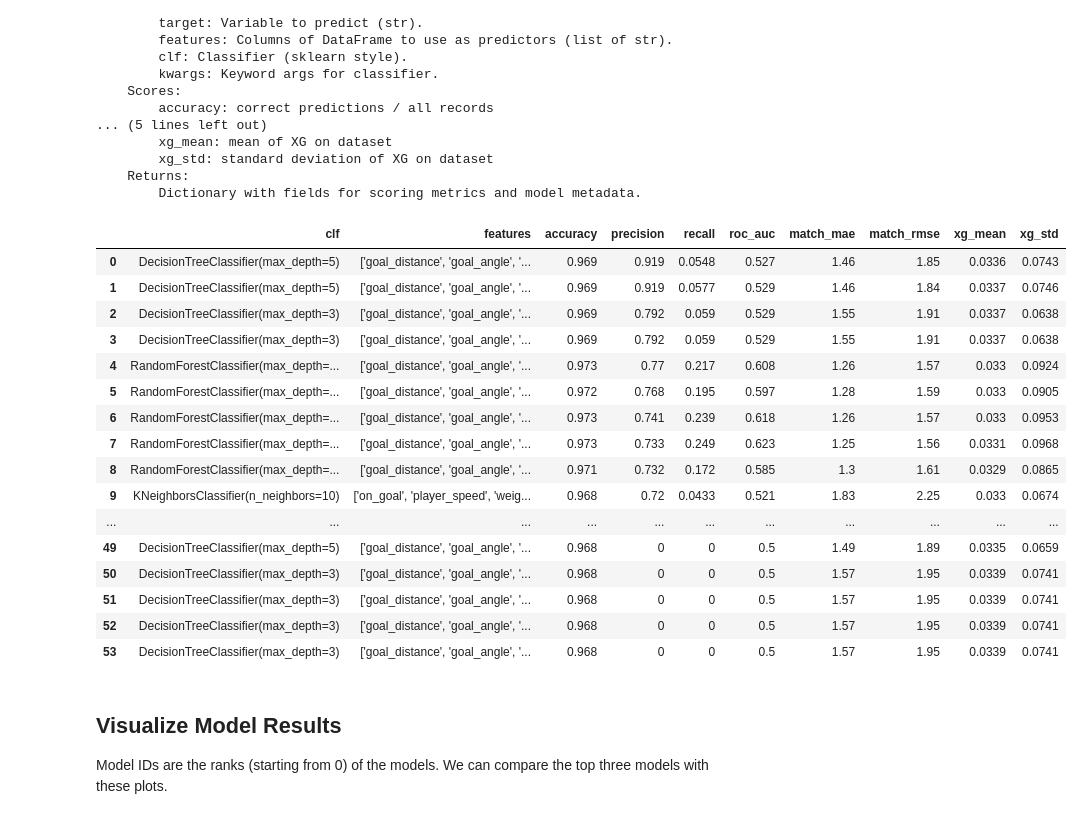
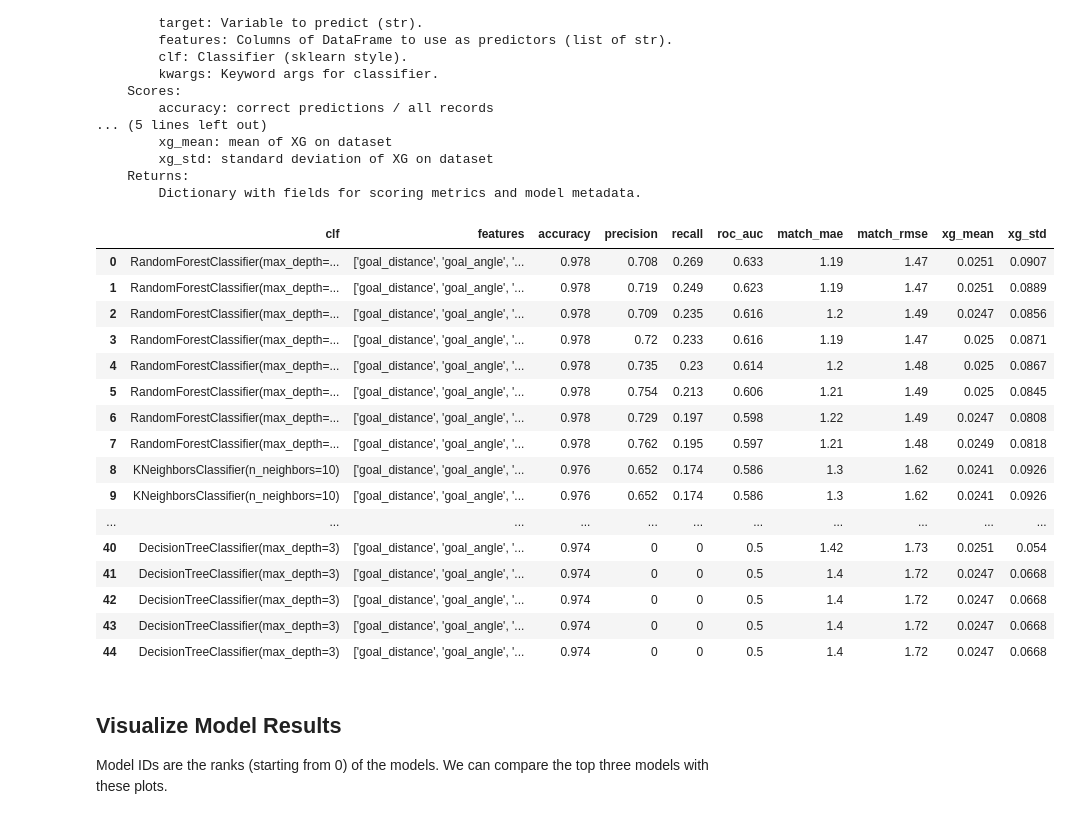
Before and after one commit to vingkan/haxml, a Jupyter notebook: notebooks/compare_models-lynn.ipynb, the cells around one changed output. Cells and saved outputs as stored; diff of their text form; code cells hidden in the pictures.

Commit message:
Updated stadium models

```diff
--- a/notebooks/compare_models-lynn.ipynb
+++ b/notebooks/compare_models-lynn.ipynb
@@ -331,7 +331,7 @@ def generate_rows_compare(match, stadium):
             "weighted_def_dist": weighted_def_dist,
             "closest_def": closest_def,
             "is_nafl_3v3_4v4": (1 if stadium == "NAFL Official Map v1" else 0),
-            "is_nafl_1v1_2v2": (1 if stadium == "NAFL 1v1/2v2 Map v1" else 0),
+            #"is_nafl_1v1_2v2": (1 if stadium == "NAFL 1v1/2v2 Map v1" else 0),
         }
 
         yield row
@@ -369,7 +369,7 @@ feature_sets = [
 model_params = [
     #(LogisticRegression, {"random_state": 0}),
     #(LogisticRegression, {"random_state": 0, "penalty":'l1', "solver":'liblinear'}), #added solver b/c lbfgs supports only 'l2' or 'none'
-    (LogisticRegression, {"random_state": 0, "penalty":'none'}),
+    #(LogisticRegression, {"random_state": 0, "penalty":'none'}),
     (DecisionTreeClassifier, {"max_depth": 3}),
     (DecisionTreeClassifier, {"max_depth": 5}),
     (KNeighborsClassifier, {"n_neighbors": 10}),
@@ -437,30 +419,30 @@ style_config = {
 }
 # %%
 df_ranked = df_scored \
-    .sort_values(by=["precision","recall"], ascending=[False, False]) \
+    .sort_values(by=["recall","precision"], ascending=[False, False]) \
     .reset_index()
 df_ranked \
     [["clf", "features"] + list(style_config.keys())] \
     .style.apply(style_columns(style_config)) \
     .set_precision(3)
 # %% [output]
 |  | clf | features | accuracy | precision | recall | roc_auc | match_mae | match_rmse | xg_mean | xg_std |
-| 0 | DecisionTreeClassifier(max_depth=5) | ['goal_distance', 'goal_angle', '... | 0.969 | 0.919 | 0.0548 | 0.527 | 1.46 | 1.85 | 0.0336 | 0.0743 |
-| 1 | DecisionTreeClassifier(max_depth=5) | ['goal_distance', 'goal_angle', '... | 0.969 | 0.919 | 0.0577 | 0.529 | 1.46 | 1.84 | 0.0337 | 0.0746 |
-| 2 | DecisionTreeClassifier(max_depth=3) | ['goal_distance', 'goal_angle', '... | 0.969 | 0.792 | 0.059 | 0.529 | 1.55 | 1.91 | 0.0337 | 0.0638 |
-| 3 | DecisionTreeClassifier(max_depth=3) | ['goal_distance', 'goal_angle', '... | 0.969 | 0.792 | 0.059 | 0.529 | 1.55 | 1.91 | 0.0337 | 0.0638 |
-| 4 | RandomForestClassifier(max_depth=... | ['goal_distance', 'goal_angle', '... | 0.973 | 0.77 | 0.217 | 0.608 | 1.26 | 1.57 | 0.033 | 0.0924 |
-| 5 | RandomForestClassifier(max_depth=... | ['goal_distance', 'goal_angle', '... | 0.972 | 0.768 | 0.195 | 0.597 | 1.28 | 1.59 | 0.033 | 0.0905 |
-| 6 | RandomForestClassifier(max_depth=... | ['goal_distance', 'goal_angle', '... | 0.973 | 0.741 | 0.239 | 0.618 | 1.26 | 1.57 | 0.033 | 0.0953 |
-| 7 | RandomForestClassifier(max_depth=... | ['goal_distance', 'goal_angle', '... | 0.973 | 0.733 | 0.249 | 0.623 | 1.25 | 1.56 | 0.0331 | 0.0968 |
-| 8 | RandomForestClassifier(max_depth=... | ['goal_distance', 'goal_angle', '... | 0.971 | 0.732 | 0.172 | 0.585 | 1.3 | 1.61 | 0.0329 | 0.0865 |
-| 9 | KNeighborsClassifier(n_neighbors=10) | ['on_goal', 'player_speed', 'weig... | 0.968 | 0.72 | 0.0433 | 0.521 | 1.83 | 2.25 | 0.033 | 0.0674 |
+| 0 | RandomForestClassifier(max_depth=... | ['goal_distance', 'goal_angle', '... | 0.978 | 0.708 | 0.269 | 0.633 | 1.19 | 1.47 | 0.0251 | 0.0907 |
+| 1 | RandomForestClassifier(max_depth=... | ['goal_distance', 'goal_angle', '... | 0.978 | 0.719 | 0.249 | 0.623 | 1.19 | 1.47 | 0.0251 | 0.0889 |
+| 2 | RandomForestClassifier(max_depth=... | ['goal_distance', 'goal_angle', '... | 0.978 | 0.709 | 0.235 | 0.616 | 1.2 | 1.49 | 0.0247 | 0.0856 |
+| 3 | RandomForestClassifier(max_depth=... | ['goal_distance', 'goal_angle', '... | 0.978 | 0.72 | 0.233 | 0.616 | 1.19 | 1.47 | 0.025 | 0.0871 |
+| 4 | RandomForestClassifier(max_depth=... | ['goal_distance', 'goal_angle', '... | 0.978 | 0.735 | 0.23 | 0.614 | 1.2 | 1.48 | 0.025 | 0.0867 |
+| 5 | RandomForestClassifier(max_depth=... | ['goal_distance', 'goal_angle', '... | 0.978 | 0.754 | 0.213 | 0.606 | 1.21 | 1.49 | 0.025 | 0.0845 |
+| 6 | RandomForestClassifier(max_depth=... | ['goal_distance', 'goal_angle', '... | 0.978 | 0.729 | 0.197 | 0.598 | 1.22 | 1.49 | 0.0247 | 0.0808 |
+| 7 | RandomForestClassifier(max_depth=... | ['goal_distance', 'goal_angle', '... | 0.978 | 0.762 | 0.195 | 0.597 | 1.21 | 1.48 | 0.0249 | 0.0818 |
+| 8 | KNeighborsClassifier(n_neighbors=10) | ['goal_distance', 'goal_angle', '... | 0.976 | 0.652 | 0.174 | 0.586 | 1.3 | 1.62 | 0.0241 | 0.0926 |
+| 9 | KNeighborsClassifier(n_neighbors=10) | ['goal_distance', 'goal_angle', '... | 0.976 | 0.652 | 0.174 | 0.586 | 1.3 | 1.62 | 0.0241 | 0.0926 |
 | ... | ... | ... | ... | ... | ... | ... | ... | ... | ... | ... |
-| 49 | DecisionTreeClassifier(max_depth=5) | ['goal_distance', 'goal_angle', '... | 0.968 | 0 | 0 | 0.5 | 1.49 | 1.89 | 0.0335 | 0.0659 |
-| 50 | DecisionTreeClassifier(max_depth=3) | ['goal_distance', 'goal_angle', '... | 0.968 | 0 | 0 | 0.5 | 1.57 | 1.95 | 0.0339 | 0.0741 |
-| 51 | DecisionTreeClassifier(max_depth=3) | ['goal_distance', 'goal_angle', '... | 0.968 | 0 | 0 | 0.5 | 1.57 | 1.95 | 0.0339 | 0.0741 |
-| 52 | DecisionTreeClassifier(max_depth=3) | ['goal_distance', 'goal_angle', '... | 0.968 | 0 | 0 | 0.5 | 1.57 | 1.95 | 0.0339 | 0.0741 |
-| 53 | DecisionTreeClassifier(max_depth=3) | ['goal_distance', 'goal_angle', '... | 0.968 | 0 | 0 | 0.5 | 1.57 | 1.95 | 0.0339 | 0.0741 |
+| 40 | DecisionTreeClassifier(max_depth=3) | ['goal_distance', 'goal_angle', '... | 0.974 | 0 | 0 | 0.5 | 1.42 | 1.73 | 0.0251 | 0.054 |
+| 41 | DecisionTreeClassifier(max_depth=3) | ['goal_distance', 'goal_angle', '... | 0.974 | 0 | 0 | 0.5 | 1.4 | 1.72 | 0.0247 | 0.0668 |
+| 42 | DecisionTreeClassifier(max_depth=3) | ['goal_distance', 'goal_angle', '... | 0.974 | 0 | 0 | 0.5 | 1.4 | 1.72 | 0.0247 | 0.0668 |
+| 43 | DecisionTreeClassifier(max_depth=3) | ['goal_distance', 'goal_angle', '... | 0.974 | 0 | 0 | 0.5 | 1.4 | 1.72 | 0.0247 | 0.0668 |
+| 44 | DecisionTreeClassifier(max_depth=3) | ['goal_distance', 'goal_angle', '... | 0.974 | 0 | 0 | 0.5 | 1.4 | 1.72 | 0.0247 | 0.0668 |
 # %% [markdown]
 ## Visualize Model Results
 
```
Also changed, not shown: parts of 2 cells of this notebook.
